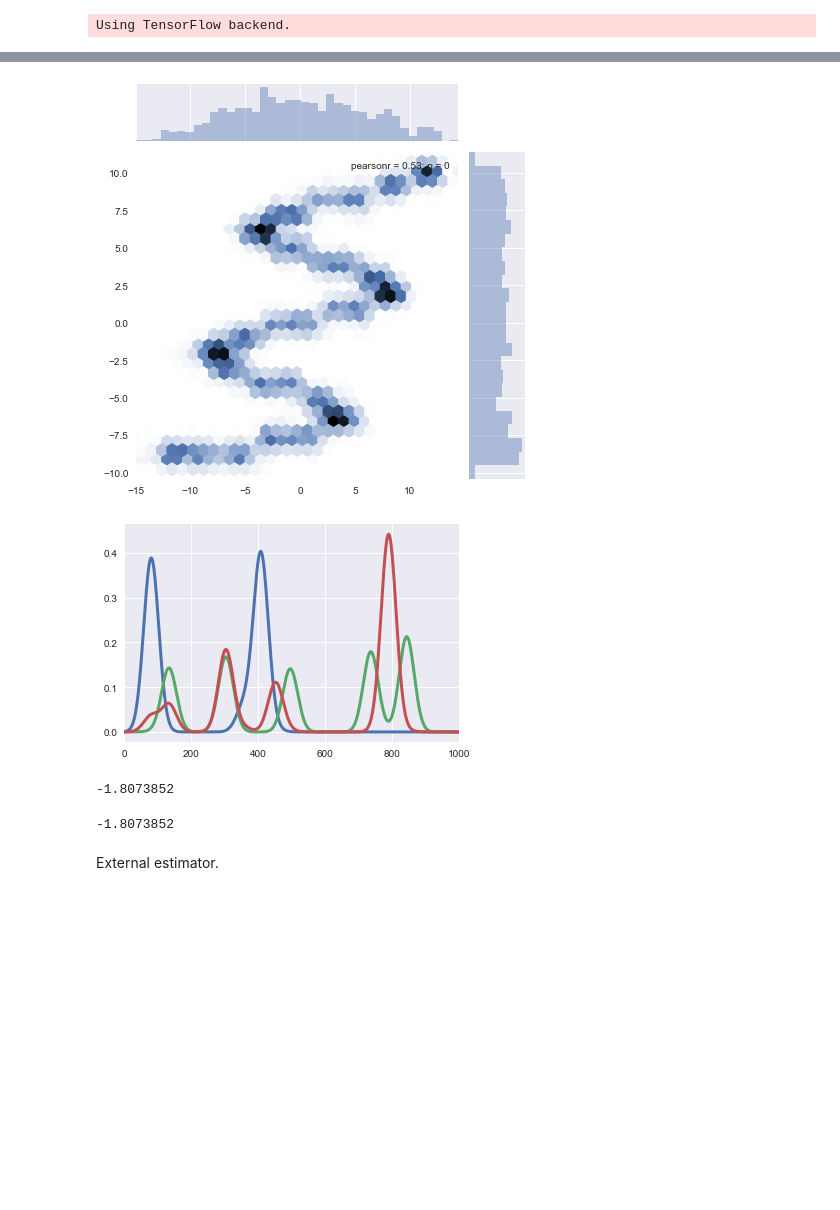
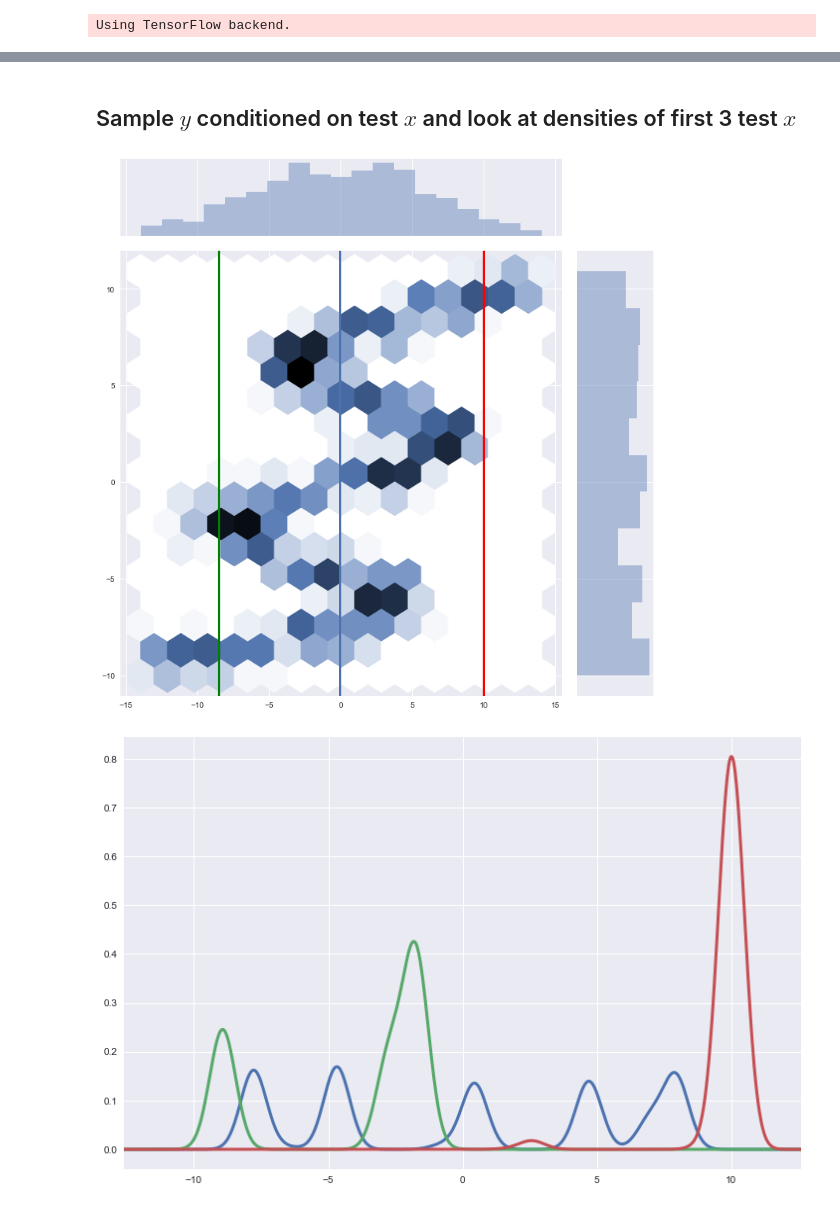
Before and after one commit to janvdvegt/KernelMixtureNetwork, a Jupyter notebook: notebooks/03-arb-kmn-class.ipynb, the cells around one changed output, grey strips where cells are left out. Drawn from its saved outputs; the diff is of its cells as text; code cells hidden in the pictures; blank space fills up the shorter version.

```diff
--- a/notebooks/03-arb-kmn-class.ipynb
+++ b/notebooks/03-arb-kmn-class.ipynb
@@ -73,23 +73,0 @@ kmn.plot_loss();
-# %%
-samples = kmn.sample(X_test)
-xs = np.tile(X_test.ravel(), kmn.n_samples)
-ys = samples.flatten()
-sns.jointplot(xs, ys, kind="hex");
-# %% [output]
-[figure, removed]
-# %%
-d = kmn.predict_density(X_test[0:3,:].reshape(-1,1), resolution=1000)
-df = pd.DataFrame(d).transpose()
-df.plot(legend=False, linewidth=3);
-# %% [output]
-[figure, removed]
-# %%
-np.log(kmn.predict(X_train, y_train)).mean()
-# %% [output]
--1.8073852
-# %%
-kmn.score(X_train, y_train)
-# %% [output]
--1.8073852
-# %% [markdown]
-External estimator.
@@ -97,0 +74,18 @@ kmn.sess.close()
+# %% [markdown]
+## Sample $y$ conditioned on test $x$ and look at densities of first 3 test $x$
+# %%
+samples = kmn.sample(X_test)
+jp = sns.jointplot(X_test.ravel(), samples, kind="hex", stat_func=None, size=10)
+jp.ax_joint.add_line(Line2D([X_test[0][0], X_test[0][0]], [-40, 40], linewidth=3))
+jp.ax_joint.add_line(Line2D([X_test[1][0], X_test[1][0]], [-40, 40], color='g', linewidth=3))
+jp.ax_joint.add_line(Line2D([X_test[2][0], X_test[2][0]], [-40, 40], color='r', linewidth=3))
+plt.savefig('hexplot.png')
+plt.show()
+d = kmn.predict_density(X_test[0:3,:].reshape(-1,1), resolution=1000)
+df = pd.DataFrame(d).transpose()
+df.index = np.linspace(kmn.y_min, kmn.y_max, num=1000)
+df.plot(legend=False, linewidth=3, figsize=(12.2, 8))
+plt.savefig('conditional_density.png')
+# %% [output]
+[figure, added]
+[figure, added]
```
Also changed, not shown: parts of 10 cells of this notebook, 14 other files.
